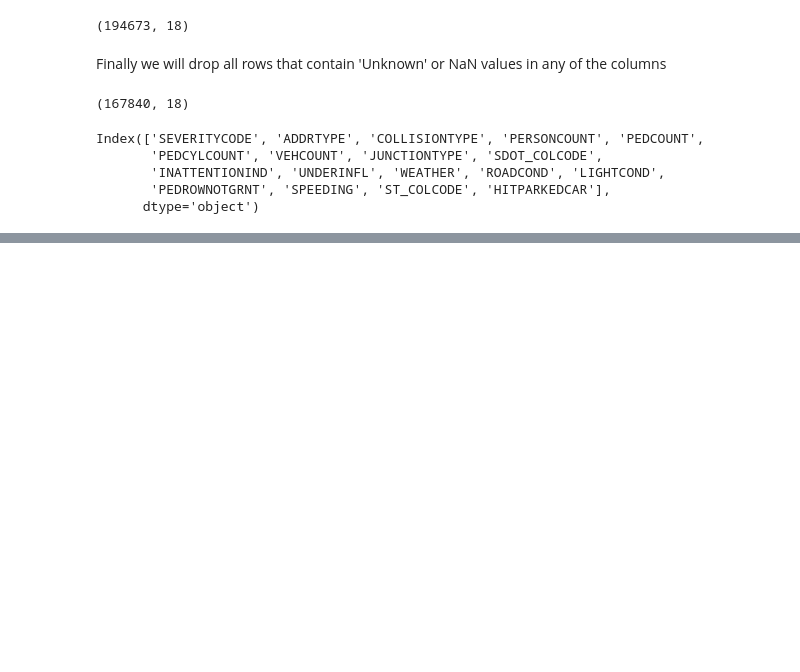
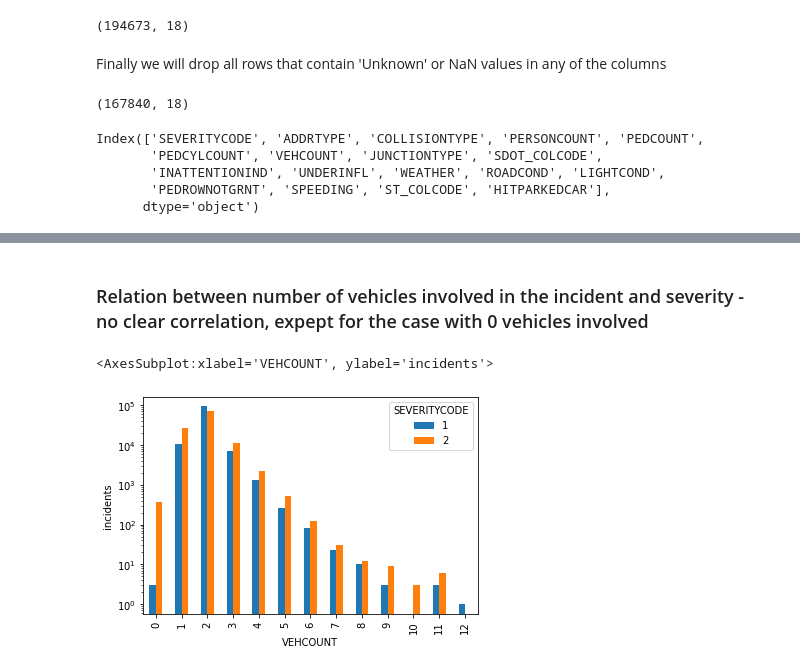
Before and after one commit to rezniknn/Applied-DS-Capstone-Coursera, a Jupyter notebook: capstone_applied_data_science_coursera.ipynb, the cells around one changed output, grey strips where cells are left out. Drawn from its saved outputs; the diff is of its cells as text; code cells hidden in the pictures; blank space fills up the shorter version.

```diff
--- a/capstone_applied_data_science_coursera.ipynb
+++ b/capstone_applied_data_science_coursera.ipynb
@@ -89,0 +148,7 @@ Index(['SEVERITYCODE', 'ADDRTYPE', 'COLLISIONTYPE', 'PERSONCOUNT', 'PEDCOUNT',
+# %% [markdown]
+### Relation between number of vehicles involved in the incident and severity - no clear correlation, expept for the case with 0 vehicles involved
+# %%
+df[['VEHCOUNT', 'SEVERITYCODE']].groupby(['VEHCOUNT', 'SEVERITYCODE']).size().unstack(fill_value=0).plot(kind='bar', ylabel='incidents', logy=True)
+# %% [output]
+<AxesSubplot:xlabel='VEHCOUNT', ylabel='incidents'>
+[figure, added]
```
Also changed, not shown: parts of 37 cells of this notebook.
